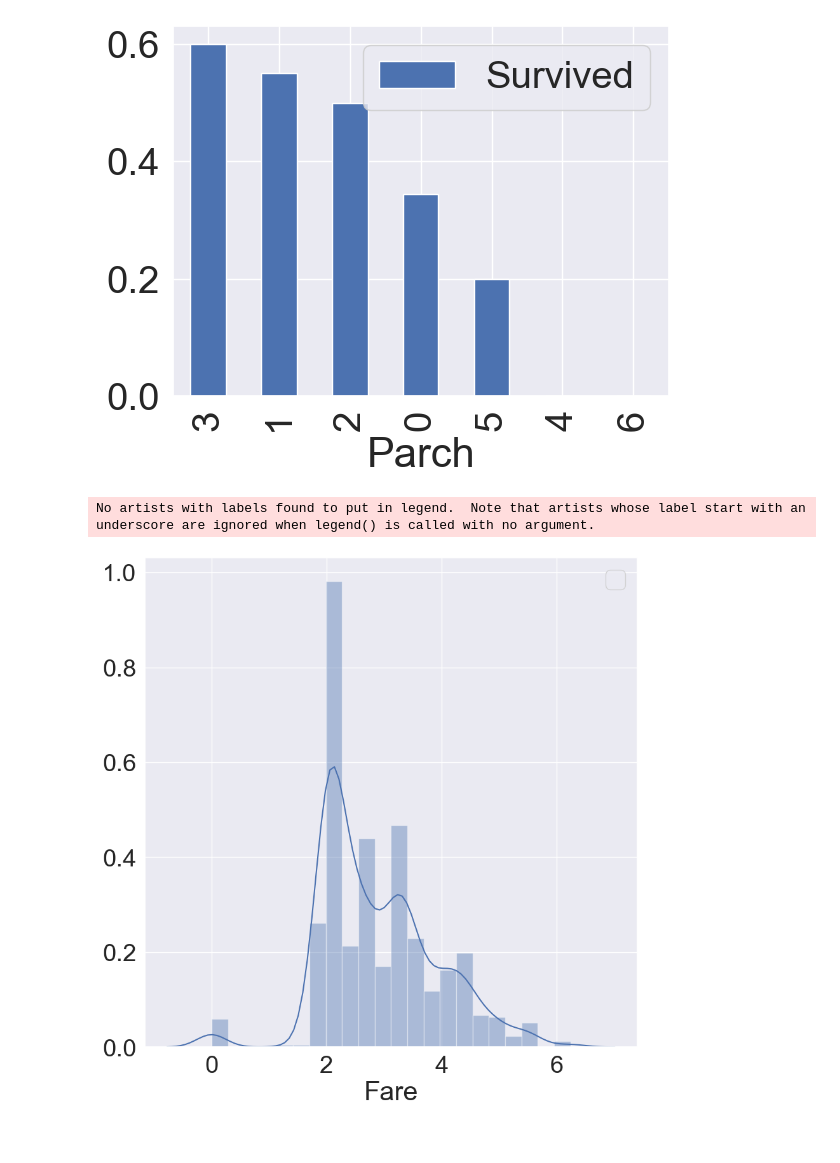
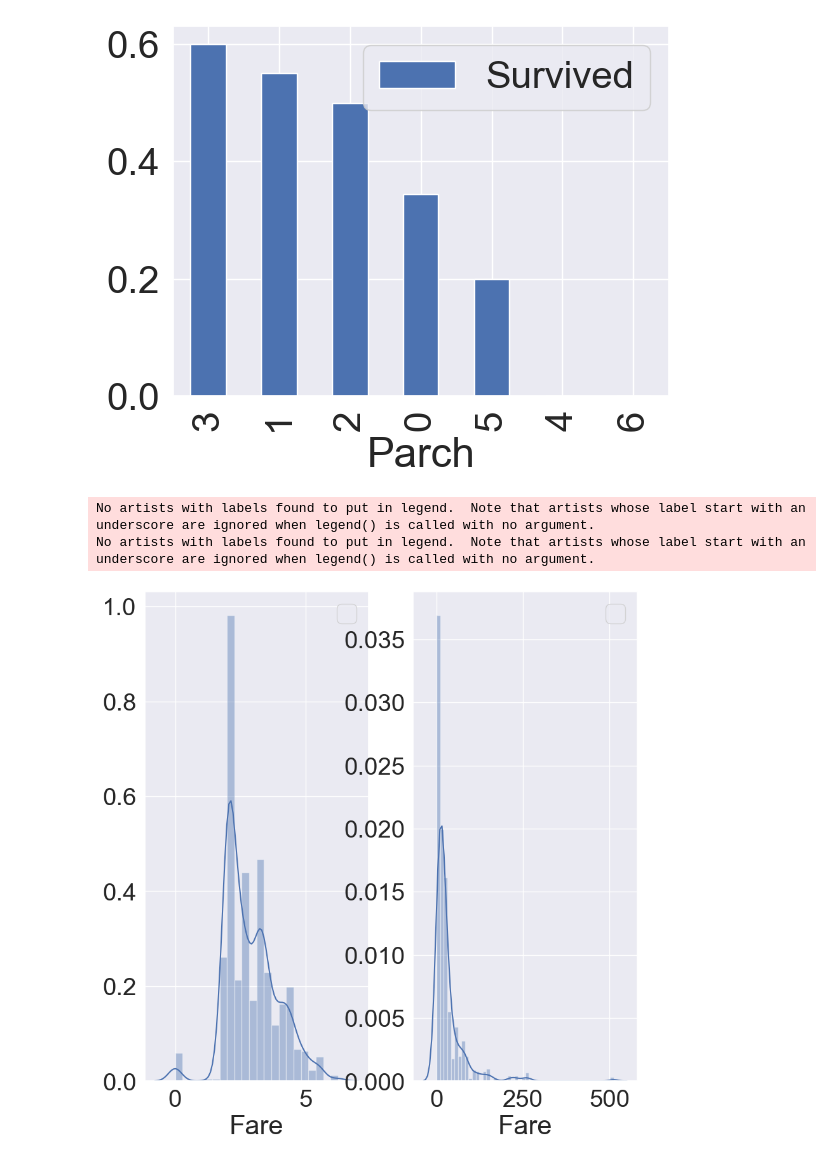
Before and after one commit to kysth0707/KagglePractice, a Jupyter notebook: Titanic-OnMyOwn/main.ipynb, the cells around one changed output. Drawn from its saved outputs; the diff is of its cells as text; code cells hidden in the pictures.

```diff
--- a/Titanic-OnMyOwn/main.ipynb
+++ b/Titanic-OnMyOwn/main.ipynb
@@ -141,12 +141,13 @@ df_train[['Parch', 'Survived']].groupby(
 # %%
 CustomValue = df_train['Fare'].map(lambda i: np.log(i) if i > 0 else 0)
 
-f, ax = plt.subplots(1, 1, figsize=(10 ,10))
-g = sns.distplot(CustomValue, color='b', ax = ax)
-# g = sns.distplot(df_train['Survived'], color='r', ax = ax)
+f, ax = plt.subplots(1, 2, figsize=(10 ,10))
+g = sns.distplot(CustomValue, color='b', ax = ax[0])
 g = g.legend(loc='best')
 
-# Log 나 일반 값과 Survived 의 연관성 찾아보기가 필요함
+g = sns.distplot(df_train['Fare'], color='b', ax = ax[1])
+g = g.legend(loc='best')
 # %% [output]
 No artists with labels found to put in legend.  Note that artists whose label start with an underscore are ignored when legend() is called with no argument.
+No artists with labels found to put in legend.  Note that artists whose label start with an underscore are ignored when legend() is called with no argument.
-[figure, old version]
+[figure, new version]
```
Also changed, not shown: parts of 2 cells of this notebook.
